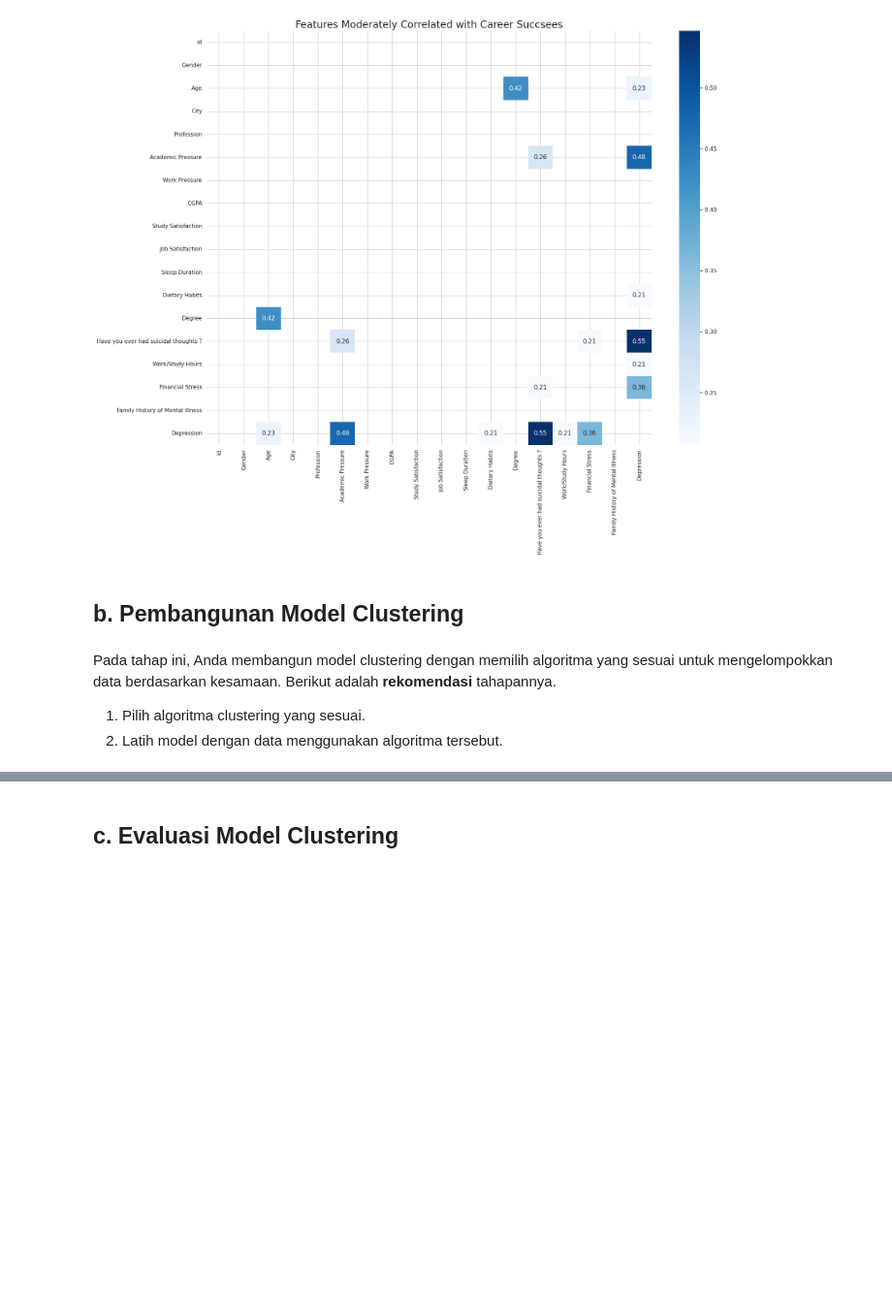
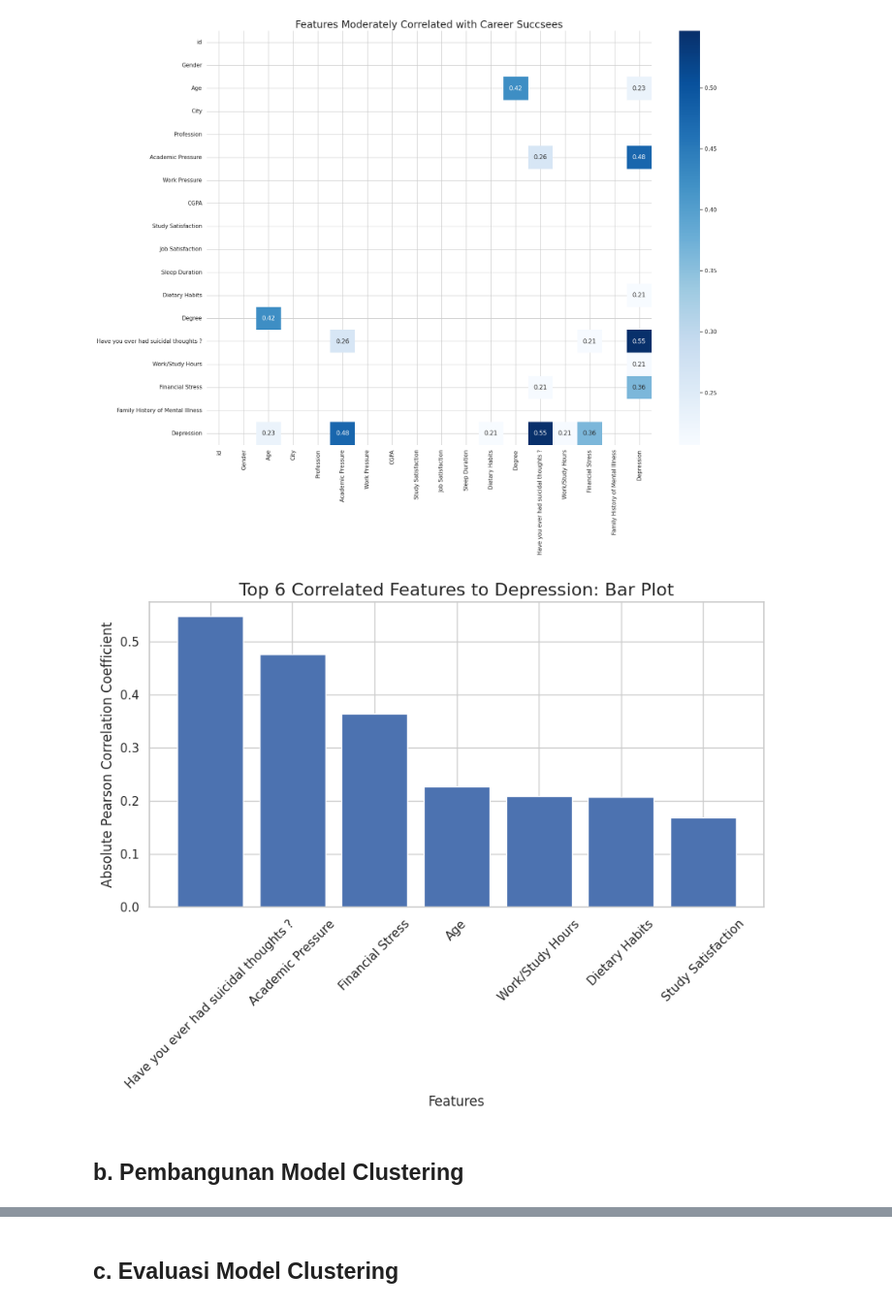
Before and after one commit to Nurwidi130603/Learn-ML-Education-Career-Succsees, a Jupyter notebook: [Clustering]_Submission_Akhir_BMLP_Nurwidi Bagus Amiryunanto_(Updated).ipynb, the cells around one changed output, grey strips where cells are left out. Shown at 97% size. Cells and saved outputs as stored; diff of their text form; code cells hidden in the pictures; blank space fills up the shorter version.

```diff
--- a/[Clustering]_Submission_Akhir_BMLP_Nurwidi Bagus Amiryunanto_(Updated).ipynb
+++ b/[Clustering]_Submission_Akhir_BMLP_Nurwidi Bagus Amiryunanto_(Updated).ipynb
@@ -307,9 +311,25 @@ plt.title('Features Moderately Correlated with Career Succsees', size=20) # Mena
 plt.show() # Menampilkan plot heatmap.
 # %% [output]
 [figure]
+# %%
+# Select top 6 features using square of the Pearson correlation
+top_6_features = (corr_mat['Depression'] ** 2).sort_values(ascending=False)[1:8].index.tolist()
+# Menghitung kuadrat dari korelasi Pearson antara fitur-fitur dengan 'Depression'.
+# Kemudian, mengurutkan hasilnya secara menurun dan memilih 6 fitur teratas (indeks 1 hingga 6).
+# Hasilnya disimpan dalam variabel 'top_6_features' sebagai daftar indeks fitur.
+plt.figure(figsize=(10, 5)) # Membuat objek plot dengan ukuran (10, 5) untuk menampung bar plot.
+plt.bar(x=top_6_features, height=corr_mat.loc[top_6_features, 'Depression'])
+# Membuat bar plot dengan menggunakan fungsi plt.bar().
+# Argumen pertama 'x=top_6_features' adalah daftar indeks fitur yang akan ditampilkan di sumbu x.
+# Argumen kedua 'height=corr_mat.loc[top_6_features, 'Depression']'
+# adalah tinggi (nilai) setiap bar yang sesuai dengan korelasi Pearson antara fitur tersebut dengan 'Depression'.
+# Dalam hal ini, kita menggunakan 'corr_mat.loc[top_6_features, 'Depression']' untuk mengambil nilai korelasi dari matriks korelasi 'corr_mat'.
+plt.xticks(rotation=45) # Memutar label sumbu x sebesar 45 derajat untuk memperbaiki keterbacaan label jika ada banyak fitur yang ditampilkan.
+plt.title('Top 6 Correlated Features to Depression: Bar Plot', fontsize=16) # Menambahkan judul pada bar plot.
+plt.ylabel('Absolute Pearson Correlation Coefficient') # Memberi label pada sumbu y sebagai 'Absolute Pearson Correlation Coefficient'.
+plt.xlabel('Features') # Memberi label pada sumbu x sebagai 'Features'.
+plt.show() # Menampilkan plot bar.
+# %% [output]
+[figure, added]
 # %% [markdown]
 ## **b. Pembangunan Model Clustering**
-# %% [markdown]
-Pada tahap ini, Anda membangun model clustering dengan memilih algoritma yang sesuai untuk mengelompokkan data berdasarkan kesamaan. Berikut adalah **rekomendasi** tahapannya.
-1. Pilih algoritma clustering yang sesuai.
-2. Latih model dengan data menggunakan algoritma tersebut.
```
Also changed, not shown: parts of 4 cells of this notebook.
